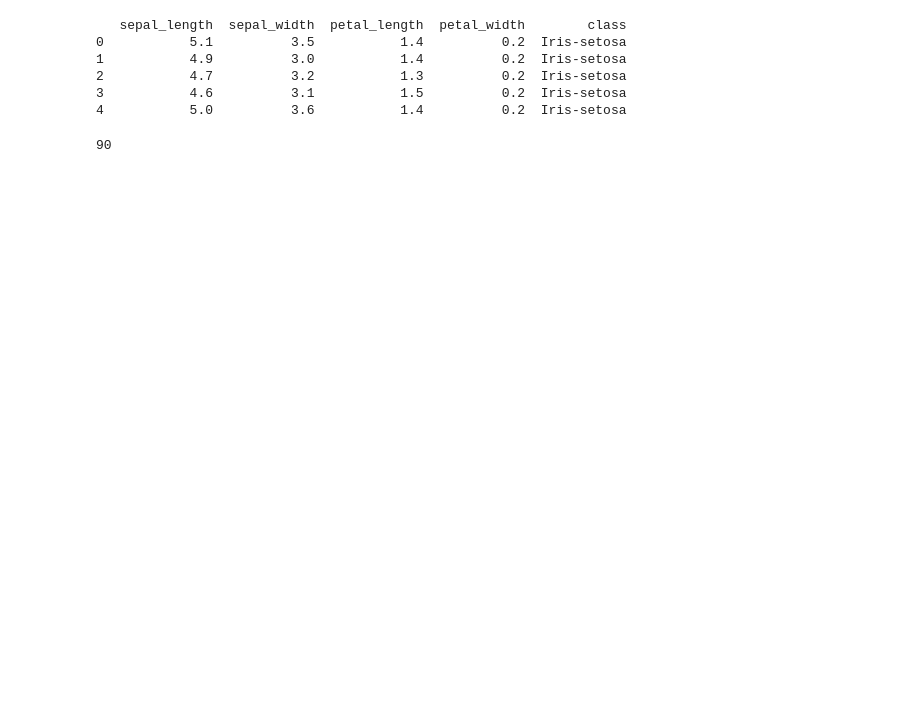
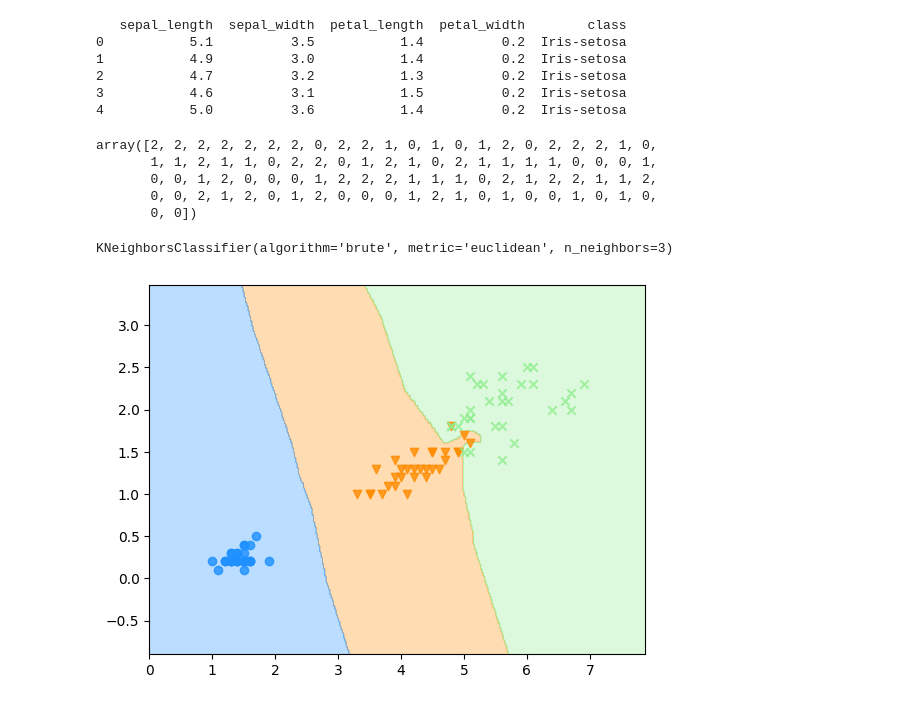
Before and after one commit to Timson1235/clouddocker, a Jupyter notebook: machine_learning/knn/iris_test.ipynb, the cells around one changed output. Saved outputs shown, nothing was run; the diff lists cells and outputs as text; code cells hidden in the pictures; blank space fills up the shorter version.

```diff
--- a/machine_learning/knn/iris_test.ipynb
+++ b/machine_learning/knn/iris_test.ipynb
@@ -23,13 +23,34 @@ print(df.head())
 3           4.6          3.1           1.5          0.2  Iris-setosa
 4           5.0          3.6           1.4          0.2  Iris-setosa
 # %%
-X_1 = df.iloc[:,[2,3]]
-y_1 = df.iloc[:,4]
+X_1 = df.iloc[:,[2,3]].to_numpy()
+y_1 = df.iloc[:,4].to_numpy()
 # %%
 X_train, X_test, y_train, y_test = train_test_split(X[:,[2,3]], y, test_size=0.4, shuffle=True, stratify=y, random_state=1)
 # %%
 X_1_train, X_1_test, y_1_train, y_1_test = train_test_split(X_1, y_1, test_size=0.4, shuffle=True, stratify=y, random_state=1)
-# %%
-len(X_1_train.to_numpy())
-# %% [output]
-90
+# %%
+from sklearn.preprocessing import LabelEncoder
+
+# Assume y_1_train is a list or numpy array of categorical values
+label_encoder = LabelEncoder()
+y_1_train = label_encoder.fit_transform(y_1_train)
+# %%
+y_1_train
+# %% [output]
+array([2, 2, 2, 2, 2, 2, 2, 0, 2, 2, 1, 0, 1, 0, 1, 2, 0, 2, 2, 2, 1, 0,
+       1, 1, 2, 1, 1, 0, 2, 2, 0, 1, 2, 1, 0, 2, 1, 1, 1, 1, 0, 0, 0, 1,
+       0, 0, 1, 2, 0, 0, 0, 1, 2, 2, 2, 1, 1, 1, 0, 2, 1, 2, 2, 1, 1, 2,
+       0, 0, 2, 1, 2, 0, 1, 2, 0, 0, 0, 1, 2, 1, 0, 1, 0, 0, 1, 0, 1, 0,
+       0, 0])
+# %%
+# Lets start with an arbitrary choice of parameters
+from sklearn import neighbors
+clf1 = neighbors.KNeighborsClassifier(3,
+    weights='uniform',
+    metric="euclidean", algorithm="brute")
+
+# Train the classifier
+clf1.fit(X_1_train, y_1_train)
+# %% [output]
+KNeighborsClassifier(algorithm='brute', metric='euclidean', n_neighbors=3)
@@ -35,0 +59,4 @@ len(X_1_train.to_numpy())
+# %%
+plot_decisions_2d(X_train, y_train, clf1)
+# %% [output]
+[figure, added]
```
Also changed, not shown: parts of 1 cell of this notebook, 2 other files.
